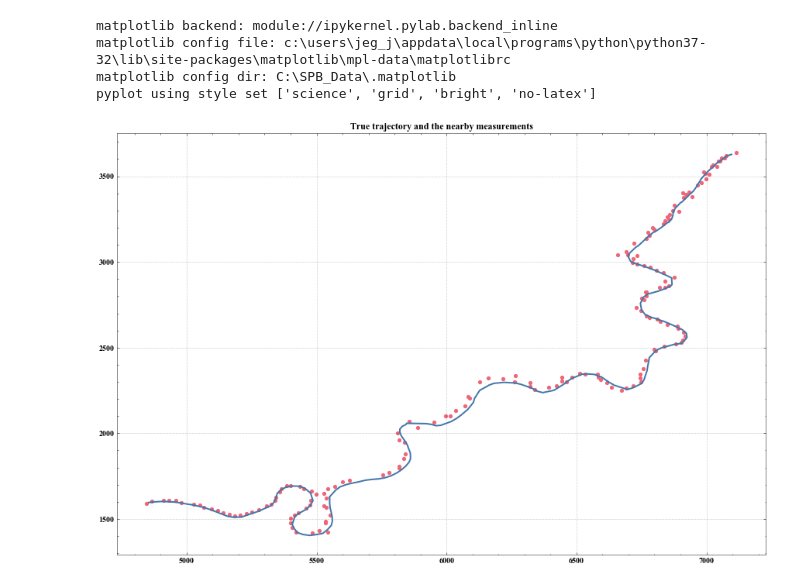
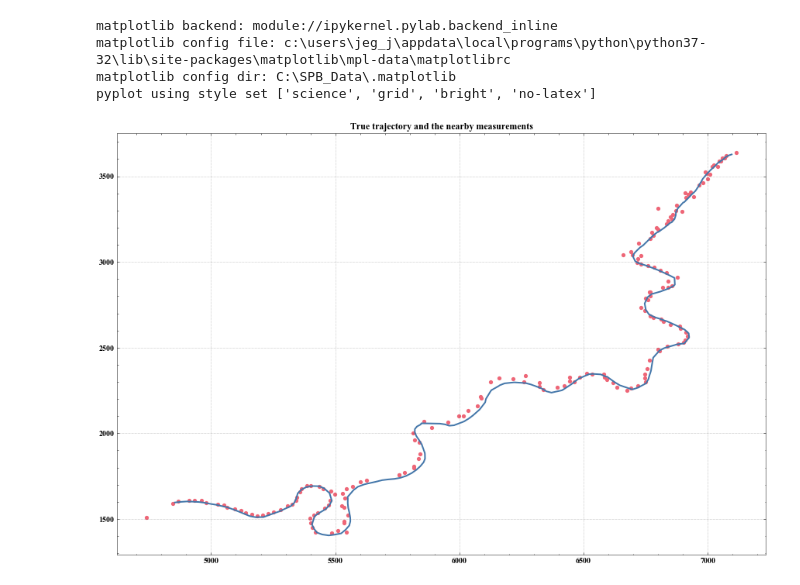
Before and after one commit to jkaob/TTK4250-sensorfusion, a Jupyter notebook: o6/o6_joyride_imm.ipynb, the cells around one changed output. Drawn from its saved outputs; the diff is of its cells as text; code cells hidden in the pictures.

```diff
--- a/o6/o6_joyride_imm.ipynb
+++ b/o6/o6_joyride_imm.ipynb
@@ -57,27 +60,30 @@ pyplot using style set ['science', 'grid', 'bright', 'no-latex']
 # %%
 # %% load data and plot
 filename_to_load = "data_joyride.mat"
 loaded_data = scipy.io.loadmat(filename_to_load)
-K    = loaded_data["K"].item()
-Ts   = loaded_data["Ts"].squeeze()
-Xgt  = loaded_data["Xgt"].T
-Z    = [zk.T for zk in loaded_data["Z"].ravel()]
+K     = loaded_data["K"].item()
+Ts    = loaded_data["Ts"].squeeze()
+Xgt   = loaded_data["Xgt"].T
+Z     = [zk.T for zk in loaded_data["Z"].ravel()]
+Times = loaded_data["time"] - 1.495196206938e9
+#for t in Times:
+#    t -= 1.495196206938e9
 
 # plot measurements close to the trajectory
 fig1, ax1 = plt.subplots(num=1, clear=True, figsize=(15,10))
 
 Z_plot_data = np.empty((0, 2), dtype=float)
-plot_measurement_distance = 100
+plot_measurement_distance = 150
 for Zk, xgtk in zip(Z, Xgt):
     to_plot = np.linalg.norm(Zk - xgtk[None:2], axis=1) <= plot_measurement_distance
     Z_plot_data = np.append(Z_plot_data, Zk[to_plot], axis=0)
 
 ax1.scatter(*Z_plot_data.T, s=5, color="C1", linewidths=3)
 ax1.plot(*Xgt.T[:2], color="C0", linewidth=2)
 ax1.set_title("True trajectory and the nearby measurements")
 plt.show(block=False)
 # %% [output]
-[figure, old version]
+[figure, new version]
 # %%
 # %% IMM-PDA
 ## Flags
```
Also changed, not shown: parts of 6 cells of this notebook, 2 other files.
